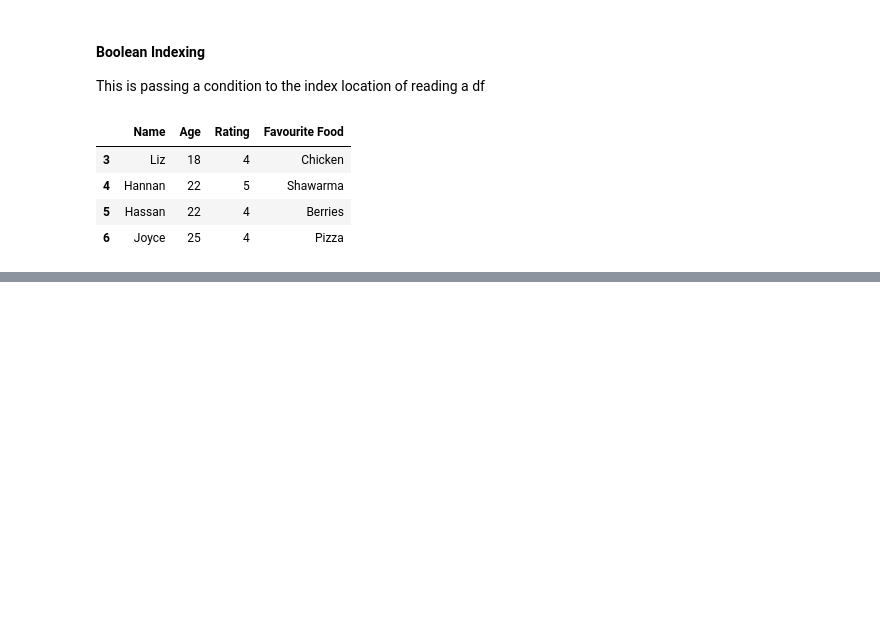
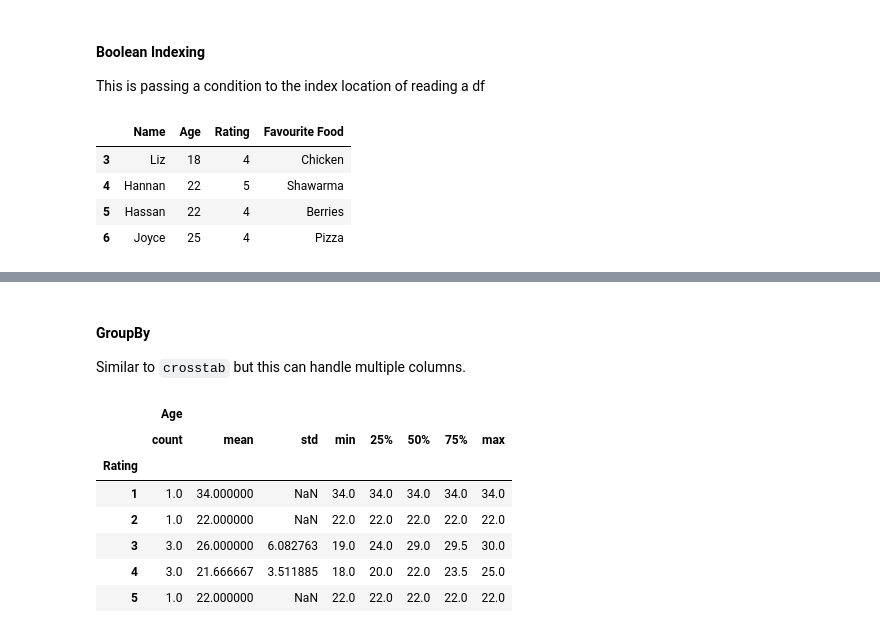
Before and after one commit to hassanShakur/data-science, a Jupyter notebook: pandas-intro.ipynb, the cells around one changed output, grey strips where cells are left out. Cells and saved outputs as stored; diff of their text form; code cells hidden in the pictures; blank space fills up the shorter version.

```diff
--- a/pandas-intro.ipynb
+++ b/pandas-intro.ipynb
@@ -191,0 +210,15 @@ people[people.Rating > 3]
+# %% [markdown]
+#### GroupBy
+
+Similar to `crosstab` but this can handle multiple columns.
+# %%
+people.groupby(['Rating']).describe()
+# %% [output]
+|  | Age |  |  |  |  |  |  |  |
+|  | count | mean | std | min | 25% | 50% | 75% | max |
+| Rating |  |  |  |  |  |  |  |  |
+| 1 | 1.0 | 34.000000 | NaN | 34.0 | 34.0 | 34.0 | 34.0 | 34.0 |
+| 2 | 1.0 | 22.000000 | NaN | 22.0 | 22.0 | 22.0 | 22.0 | 22.0 |
+| 3 | 3.0 | 26.000000 | 6.082763 | 19.0 | 24.0 | 29.0 | 29.5 | 30.0 |
+| 4 | 3.0 | 21.666667 | 3.511885 | 18.0 | 20.0 | 22.0 | 23.5 | 25.0 |
+| 5 | 1.0 | 22.000000 | NaN | 22.0 | 22.0 | 22.0 | 22.0 | 22.0 |
```
Also changed, not shown: parts of 15 cells of this notebook.
